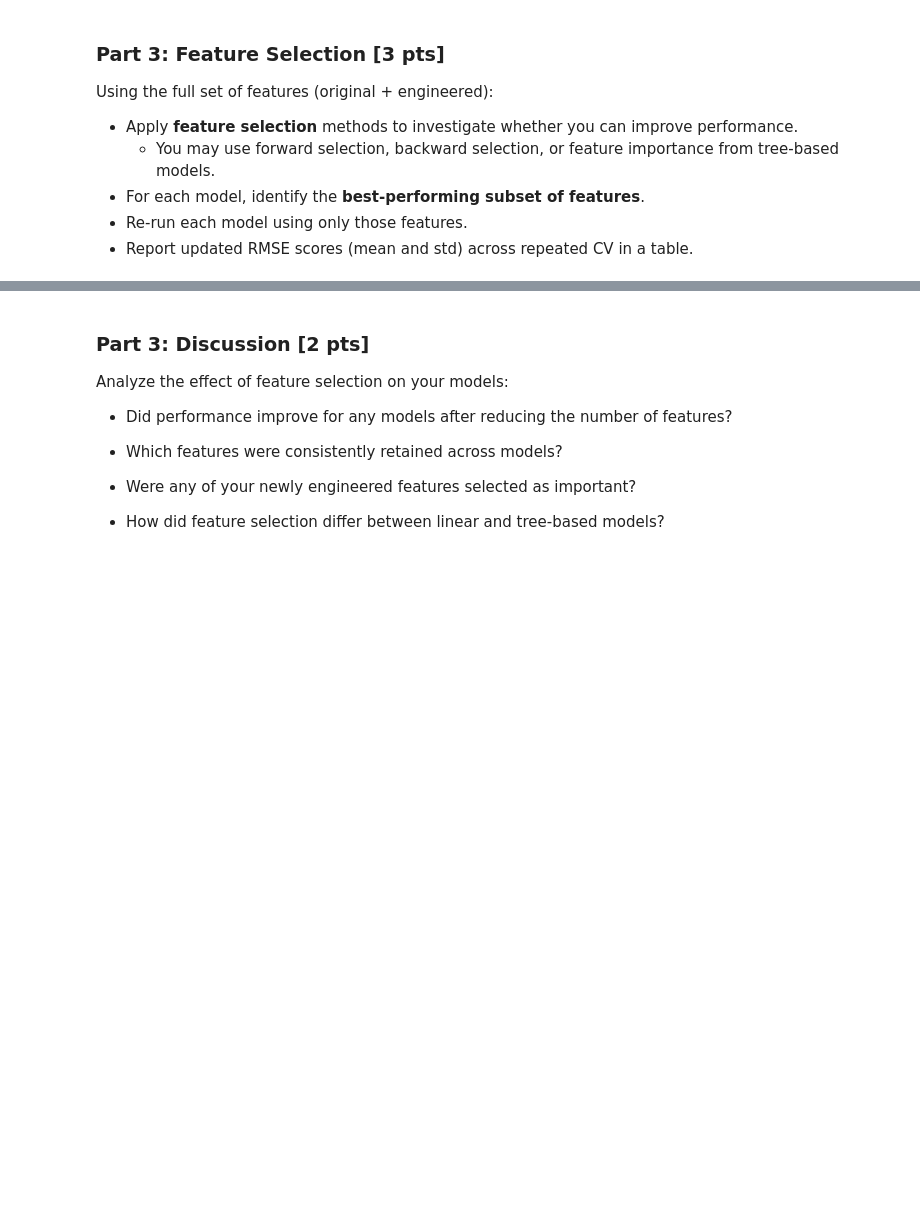
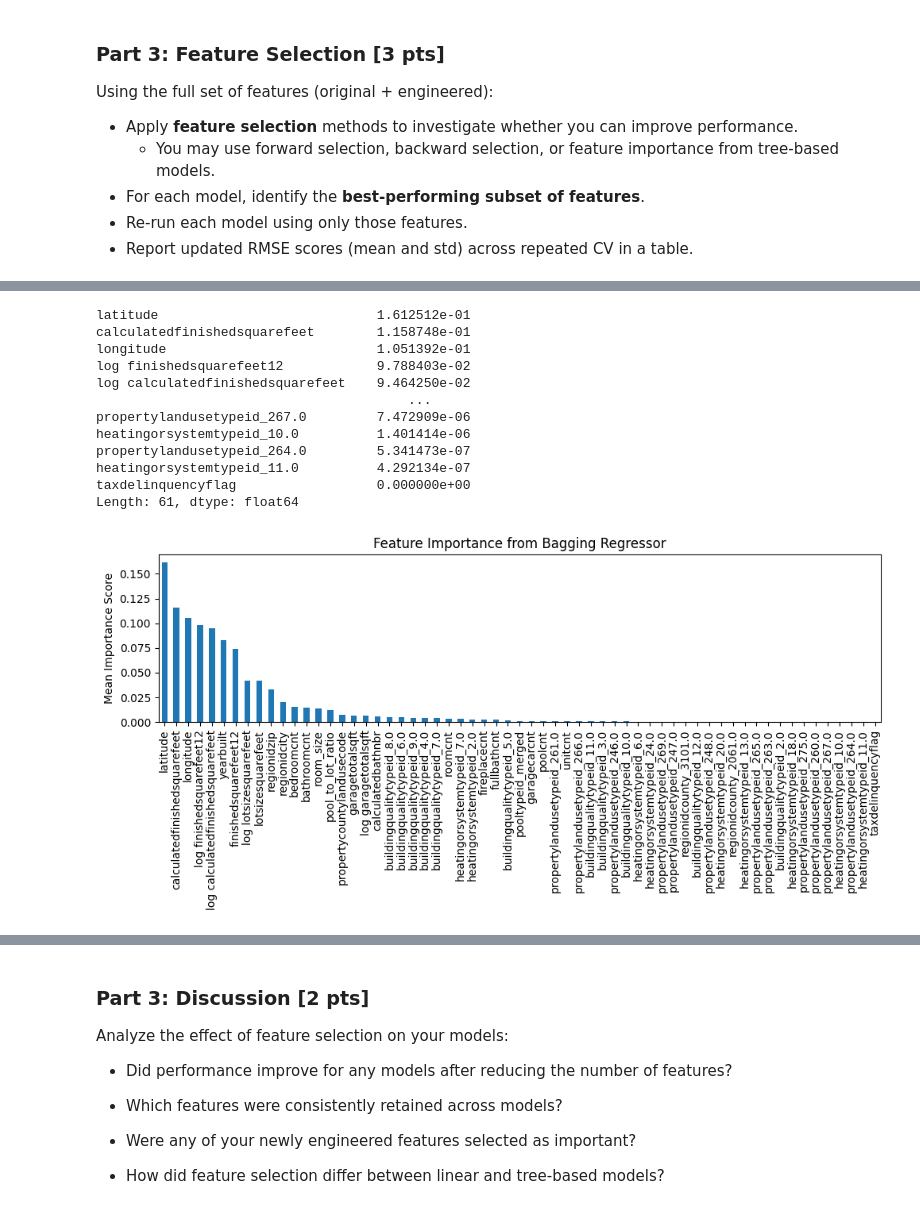
Before and after one commit to asaparson/DX603-Milestone2, a Jupyter notebook: Milestone_02.ipynb, the cells around one changed output, grey strips where cells are left out. Cells and saved outputs as stored; diff of their text form; code cells hidden in the pictures; blank space fills up the shorter version.

```diff
--- a/Milestone_02.ipynb
+++ b/Milestone_02.ipynb
@@ -365,0 +752,38 @@ Using the full set of features (original + engineered):
+# %%
+#3.2.4 - Tree-Based Models: Bagging: Get feature importance
+
+from sklearn.ensemble import BaggingRegressor
+from sklearn.tree import DecisionTreeRegressor
+import pandas as pd
+import matplotlib.pyplot as plt
+
+#bagging ensemble with Decision Tree as base
+bagging = BaggingRegressor(estimator=DecisionTreeRegressor(), n_estimators=100, random_state=42)
+bagging.fit(X, y)
+
+#average feature importances across all trees
+importances = np.mean([tree.feature_importances_ for tree in bagging.estimators_], axis=0)
+feature_importance = pd.Series(importances, index=X.columns).sort_values(ascending=False)
+
+print(feature_importance)
+
+#plot
+feature_importance.plot(kind='bar', figsize=(10,5))
+plt.title("Feature Importance from Bagging Regressor")
+plt.ylabel("Mean Importance Score")
+plt.tight_layout()
+plt.show()
+# %% [output]
+latitude                            1.612512e-01
+calculatedfinishedsquarefeet        1.158748e-01
+longitude                           1.051392e-01
+log finishedsquarefeet12            9.788403e-02
+log calculatedfinishedsquarefeet    9.464250e-02
+                                        ...
+propertylandusetypeid_267.0         7.472909e-06
+heatingorsystemtypeid_10.0          1.401414e-06
+propertylandusetypeid_264.0         5.341473e-07
+heatingorsystemtypeid_11.0          4.292134e-07
+taxdelinquencyflag                  0.000000e+00
+Length: 61, dtype: float64
+[figure, added]
```
Also changed, not shown: parts of 13 cells of this notebook.
